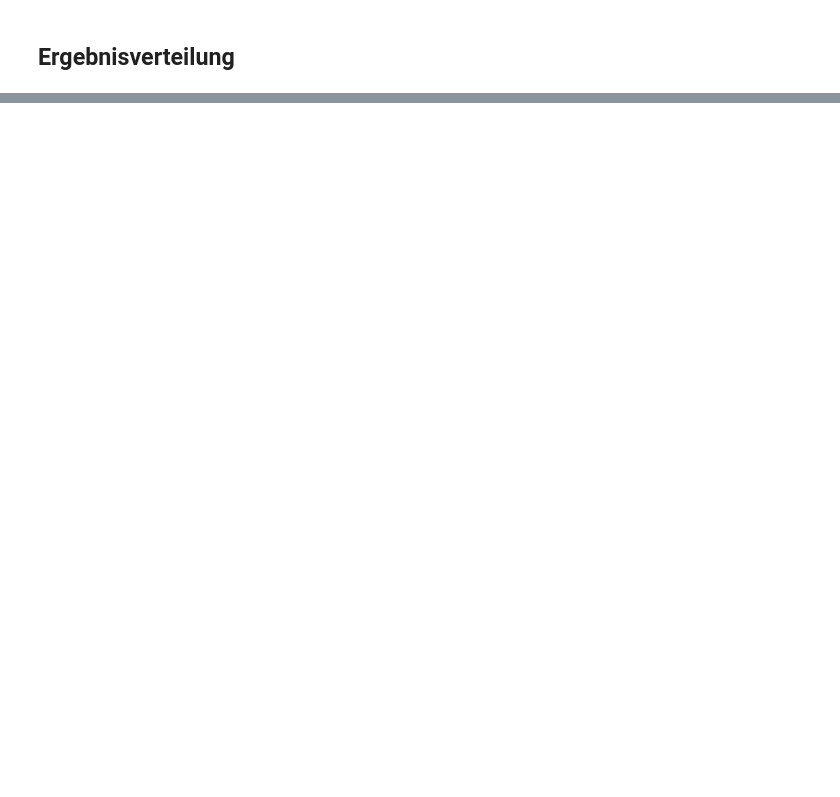
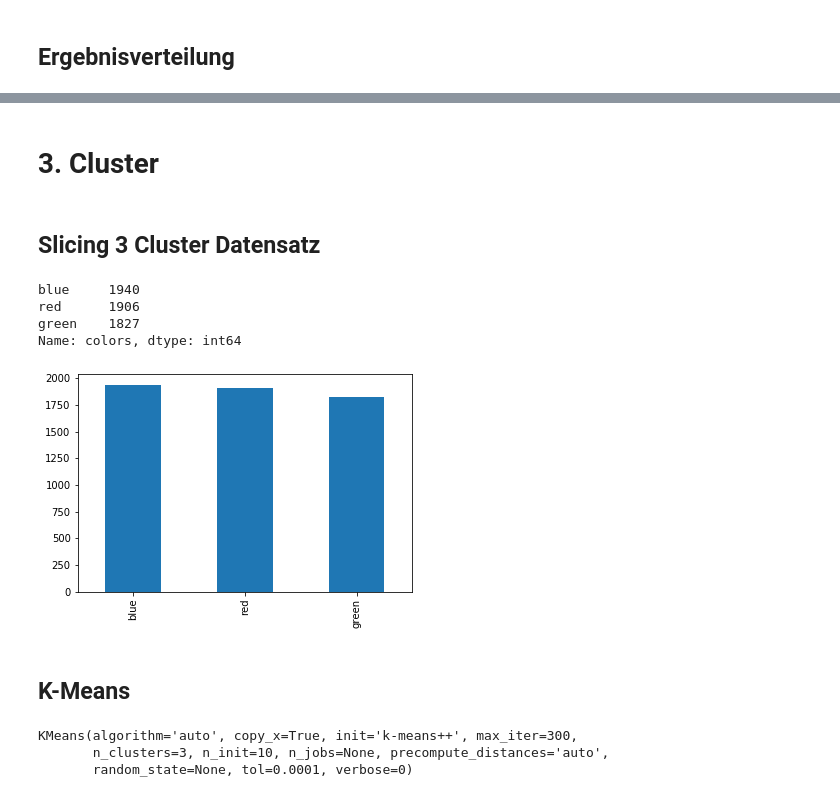
Before and after one commit to LennartKeller/SubtitleClustering, a Jupyter notebook: notebooks/Jan_Koe_ClusteringUberZeit-Copy1.ipynb, the cells around one changed output, grey strips where cells are left out. Drawn from its saved outputs; the diff is of its cells as text; code cells hidden in the pictures; blank space fills up the shorter version.

Commit message:
Update meine aktuellen Notebooks
jojo diesmal mit KMeans und sogar ein Durchlauf mit Agglomeratives
Clustering

```diff
--- a/notebooks/Jan_Koe_ClusteringUberZeit-Copy1.ipynb
+++ b/notebooks/Jan_Koe_ClusteringUberZeit-Copy1.ipynb
@@ -291,0 +296,29 @@ b1:  156 b0:  224 r1:  307 r0:  106
+# %% [markdown]
+# 3. Cluster
+# %% [markdown]
+## Slicing 3 Cluster Datensatz
+# %%
+#Aufteilung in bis 1960, 1980 bis 1985 und 2017
+colors = []
+for x in dfs.year:
+    if x <= 1960:
+        colors.append('red')
+    elif (x <= 1985) & (x >= 1980):
+        colors.append('blue')
+    elif x == 2017:
+        colors.append('green')
+    else:
+        colors.append('white')
+dfs['colors']=colors
+
+dfs_clean3 = dfs[dfs.colors != 'white']
+pd.value_counts(dfs_clean3.colors).plot.bar()
+pd.value_counts(dfs_clean3.colors)
+# %% [output]
+blue     1940
+red      1906
+green    1827
+Name: colors, dtype: int64
+[figure, added]
+# %% [markdown]
+## K-Means
@@ -291,0 +328,7 @@ b1:  156 b0:  224 r1:  307 r0:  106
+# %%
+models3 = KMeans(n_clusters=3)
+models3.fit(tokens3)
+# %% [output]
+KMeans(algorithm='auto', copy_x=True, init='k-means++', max_iter=300,
+       n_clusters=3, n_init=10, n_jobs=None, precompute_distances='auto',
+       random_state=None, tol=0.0001, verbose=0)
```
Also changed, not shown: parts of 26 cells of this notebook, 1 other file.
